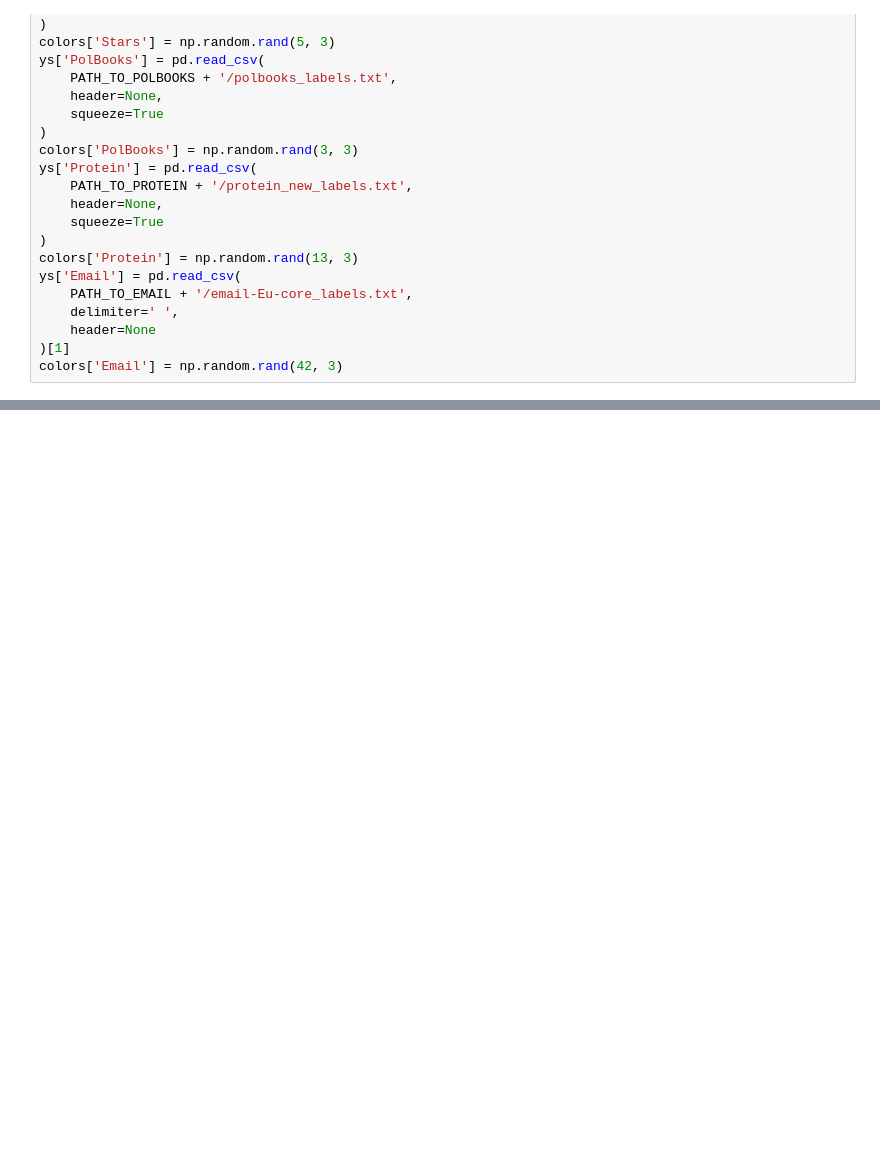
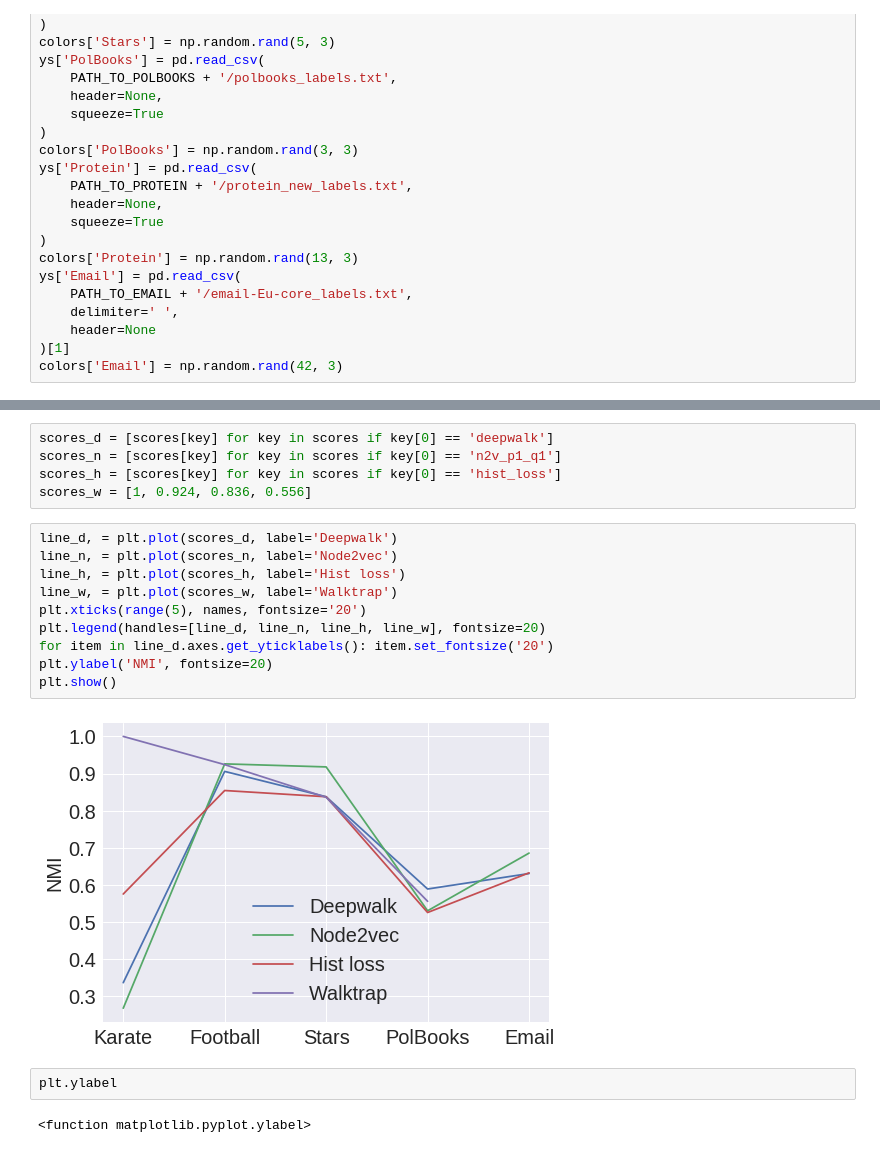
Before and after one commit to premolab/GraphEmbeddings, a Jupyter notebook: Cluster-experiments.ipynb, the cells around one changed output, grey strips where cells are left out. Drawn from its saved outputs; the diff is of its cells as text; blank space fills up the shorter version.

```diff
--- a/Cluster-experiments.ipynb
+++ b/Cluster-experiments.ipynb
@@ -129,0 +132,21 @@ for key in Xs:
+# %%
+scores_d = [scores[key] for key in scores if key[0] == 'deepwalk']
+scores_n = [scores[key] for key in scores if key[0] == 'n2v_p1_q1']
+scores_h = [scores[key] for key in scores if key[0] == 'hist_loss']
+scores_w = [1, 0.924, 0.836, 0.556]
+# %%
+line_d, = plt.plot(scores_d, label='Deepwalk')
+line_n, = plt.plot(scores_n, label='Node2vec')
+line_h, = plt.plot(scores_h, label='Hist loss')
+line_w, = plt.plot(scores_w, label='Walktrap')
+plt.xticks(range(5), names, fontsize='20')
+plt.legend(handles=[line_d, line_n, line_h, line_w], fontsize=20)
+for item in line_d.axes.get_yticklabels(): item.set_fontsize('20')
+plt.ylabel('NMI', fontsize=20)
+plt.show()
+# %% [output]
+[figure, added]
+# %%
+plt.ylabel
+# %% [output]
+<function matplotlib.pyplot.ylabel>
```
Also changed, not shown: parts of 3 cells of this notebook, 5 other files.
